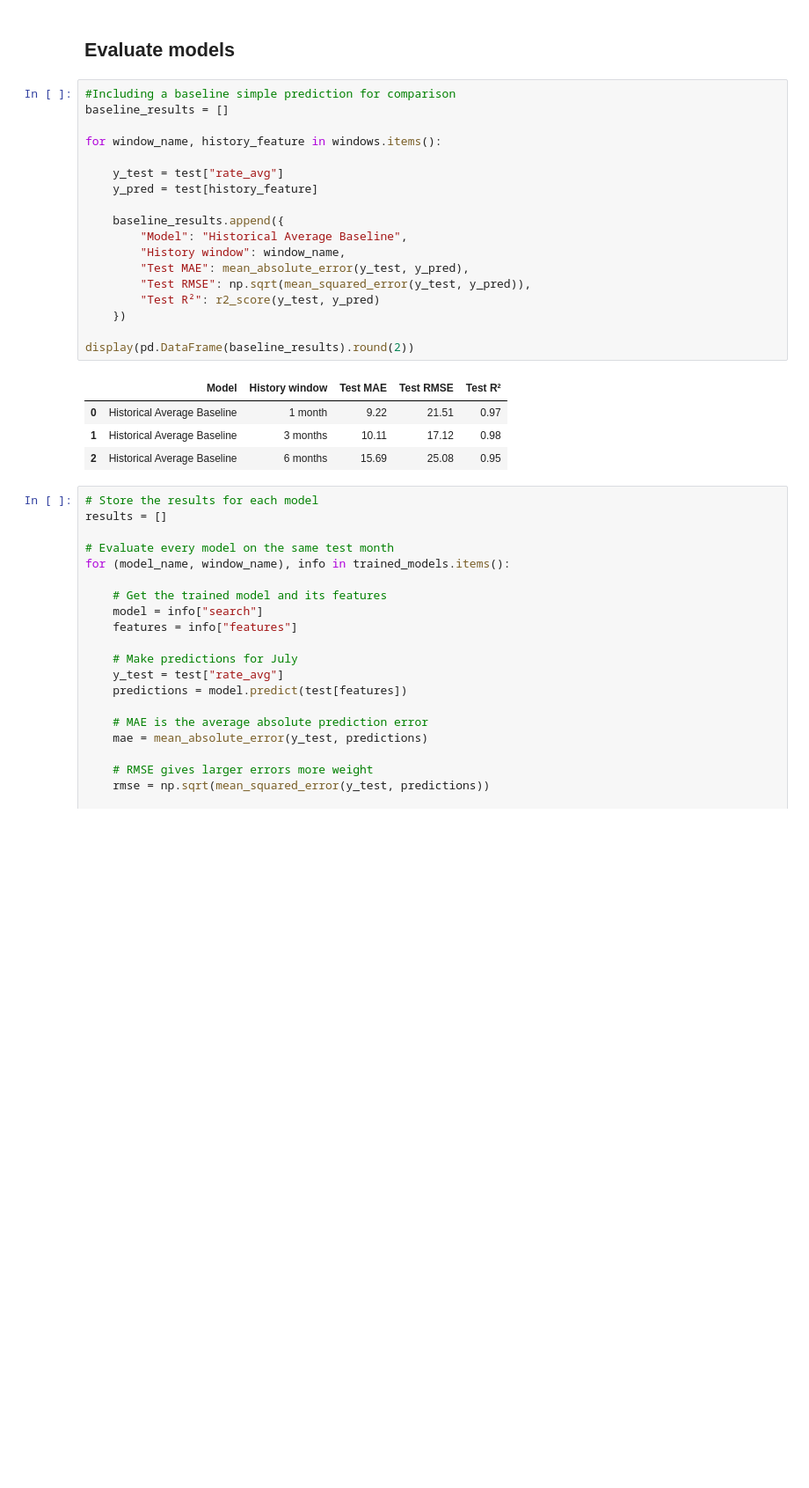
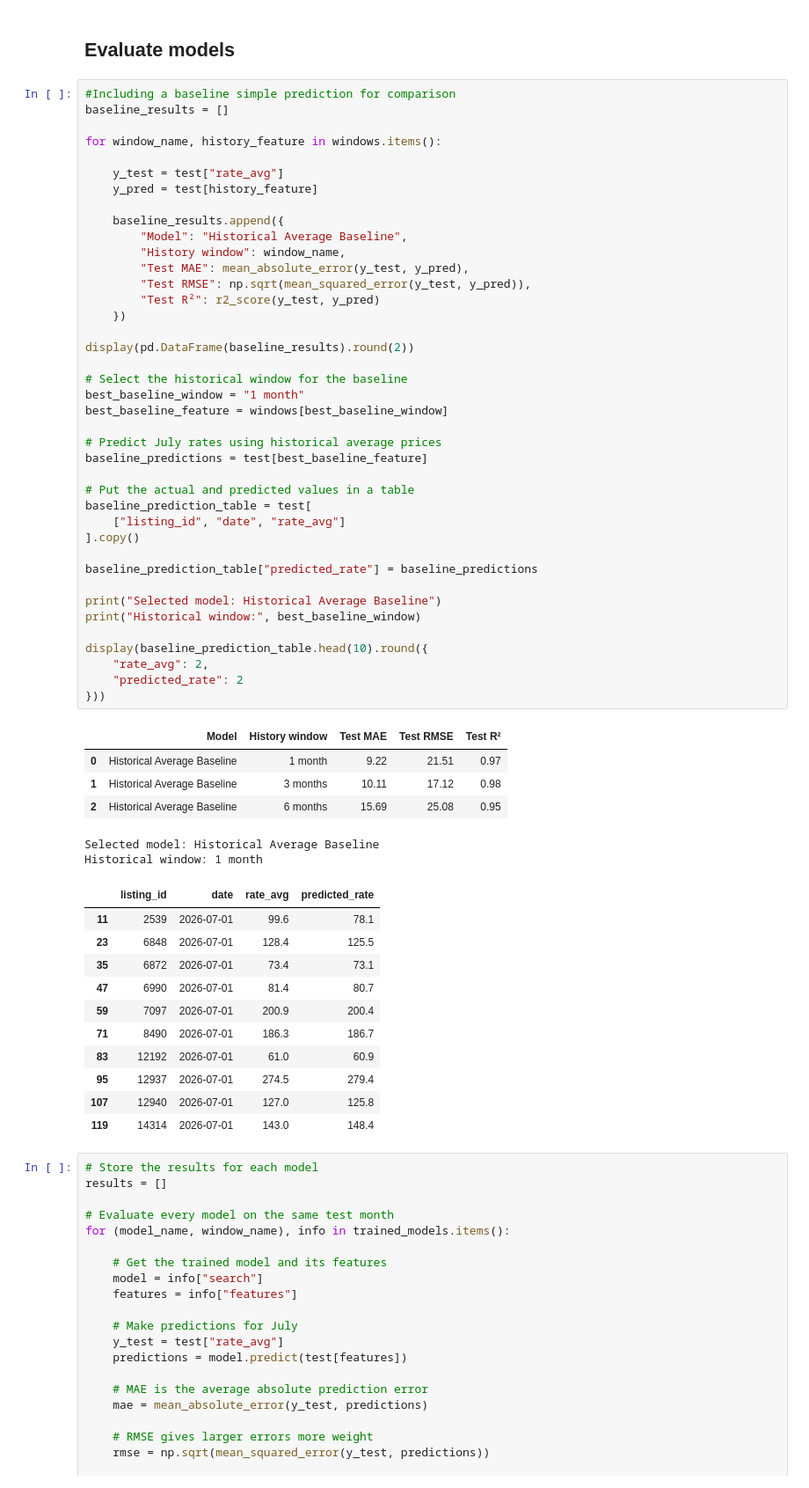
Before and after one commit to 9-uh/DS3001_Project_Group4, a Jupyter notebook: notebook-LASSO_OLR_KNN_RF.ipynb, the cells around one changed output. Shown at 88% size. Cells and saved outputs as stored; diff of their text form; blank space fills up the shorter version.

```diff
--- a/notebook-LASSO_OLR_KNN_RF.ipynb
+++ b/notebook-LASSO_OLR_KNN_RF.ipynb
@@ -672,26 +672,61 @@ Finished training models for 6 months
 # %%
 #Including a baseline simple prediction for comparison
 baseline_results = []
 
 for window_name, history_feature in windows.items():
 
     y_test = test["rate_avg"]
     y_pred = test[history_feature]
 
     baseline_results.append({
         "Model": "Historical Average Baseline",
         "History window": window_name,
         "Test MAE": mean_absolute_error(y_test, y_pred),
         "Test RMSE": np.sqrt(mean_squared_error(y_test, y_pred)),
         "Test R²": r2_score(y_test, y_pred)
     })
 
 display(pd.DataFrame(baseline_results).round(2))
+
+# Select the historical window for the baseline
+best_baseline_window = "1 month"
+best_baseline_feature = windows[best_baseline_window]
+
+# Predict July rates using historical average prices
+baseline_predictions = test[best_baseline_feature]
+
+# Put the actual and predicted values in a table
+baseline_prediction_table = test[
+    ["listing_id", "date", "rate_avg"]
+].copy()
+
+baseline_prediction_table["predicted_rate"] = baseline_predictions
+
+print("Selected model: Historical Average Baseline")
+print("Historical window:", best_baseline_window)
+
+display(baseline_prediction_table.head(10).round({
+    "rate_avg": 2,
+    "predicted_rate": 2
+}))
 # %% [output]
 |  | Model | History window | Test MAE | Test RMSE | Test R² |
 | 0 | Historical Average Baseline | 1 month | 9.22 | 21.51 | 0.97 |
 | 1 | Historical Average Baseline | 3 months | 10.11 | 17.12 | 0.98 |
 | 2 | Historical Average Baseline | 6 months | 15.69 | 25.08 | 0.95 |
+Selected model: Historical Average Baseline
+Historical window: 1 month
+|  | listing_id | date | rate_avg | predicted_rate |
+| 11 | 2539 | 2026-07-01 | 99.6 | 78.1 |
+| 23 | 6848 | 2026-07-01 | 128.4 | 125.5 |
+| 35 | 6872 | 2026-07-01 | 73.4 | 73.1 |
+| 47 | 6990 | 2026-07-01 | 81.4 | 80.7 |
+| 59 | 7097 | 2026-07-01 | 200.9 | 200.4 |
+| 71 | 8490 | 2026-07-01 | 186.3 | 186.7 |
+| 83 | 12192 | 2026-07-01 | 61.0 | 60.9 |
+| 95 | 12937 | 2026-07-01 | 274.5 | 279.4 |
+| 107 | 12940 | 2026-07-01 | 127.0 | 125.8 |
+| 119 | 14314 | 2026-07-01 | 143.0 | 148.4 |
 # %%
 # Store the results for each model
 results = []
```
Also changed, not shown: parts of 1 cell of this notebook.
